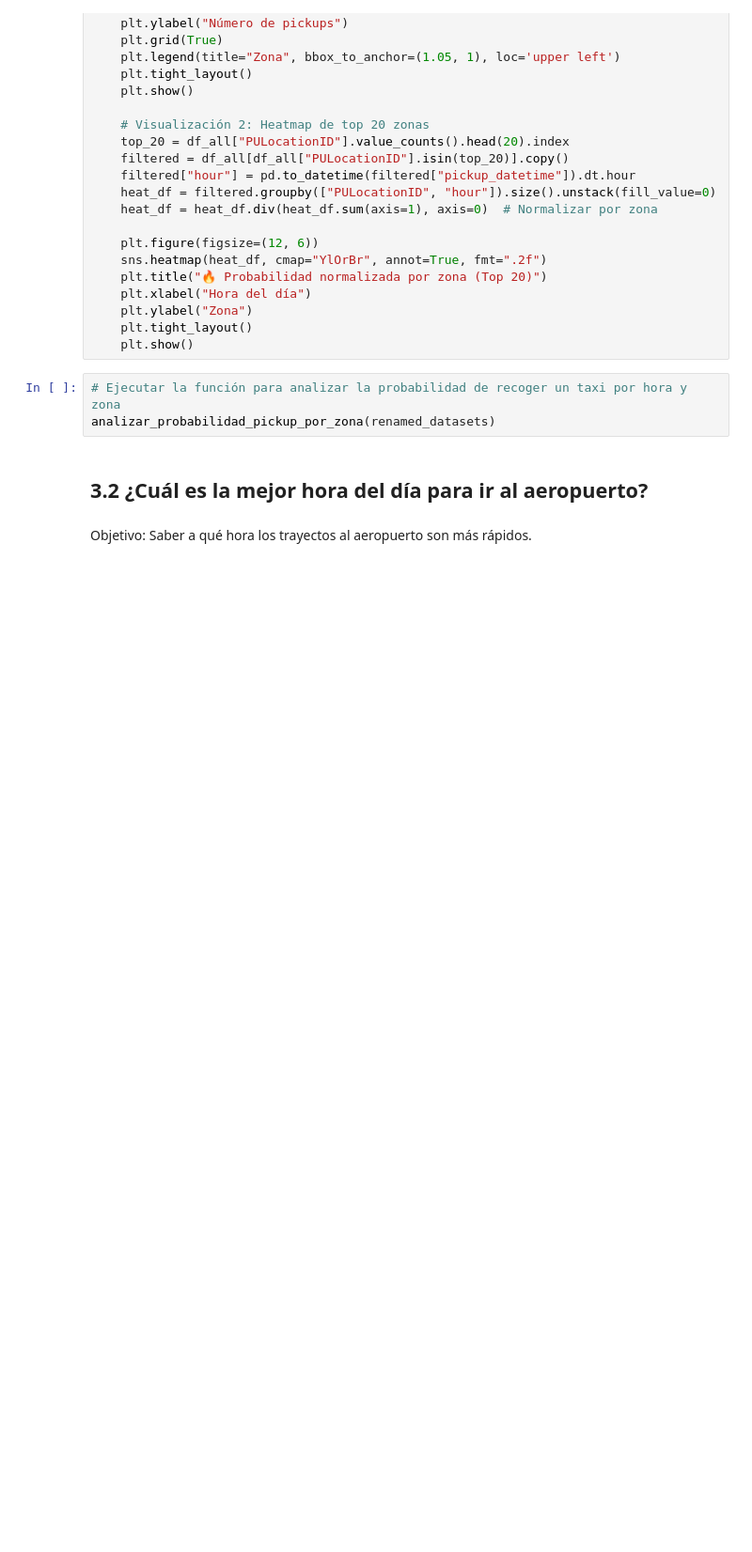
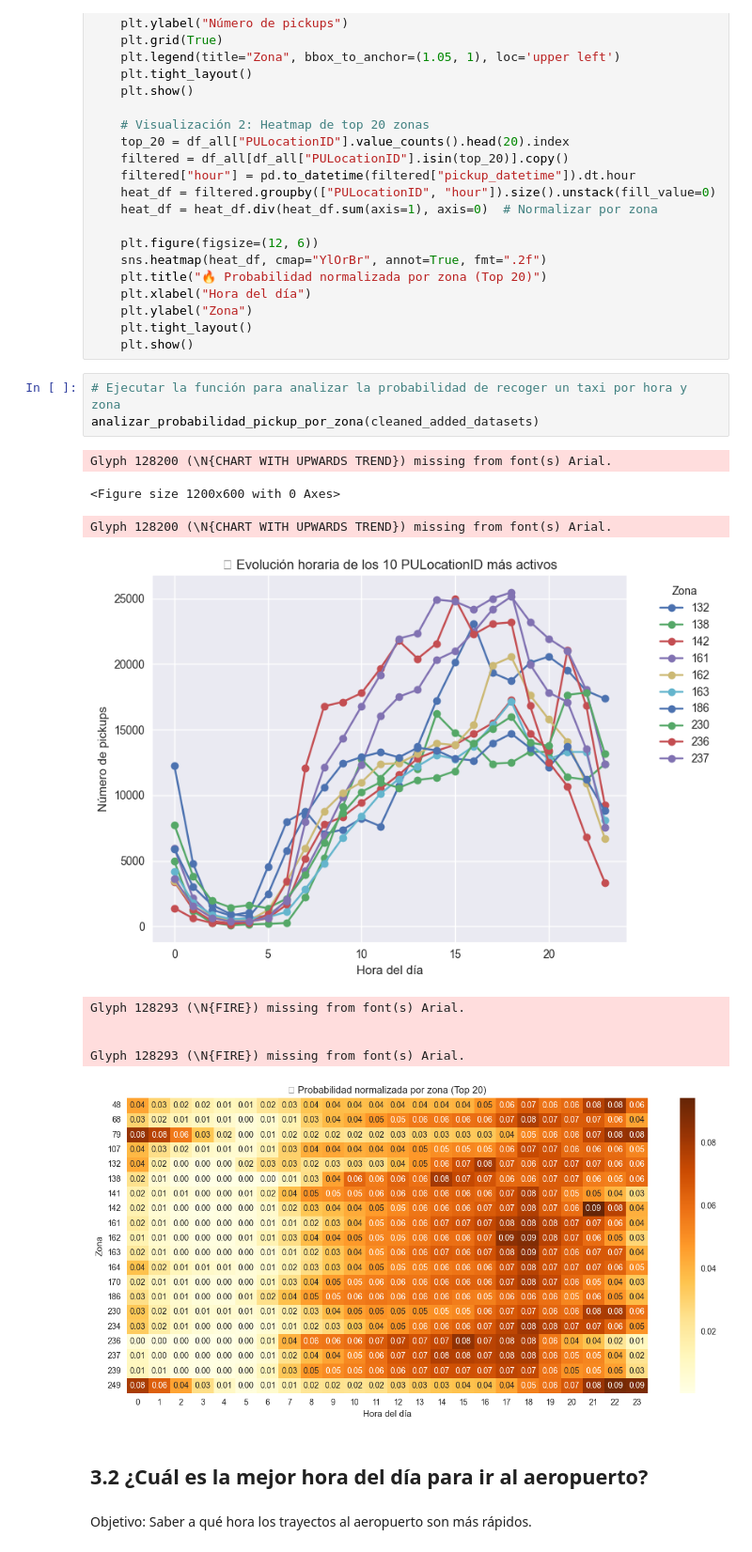
Before and after one commit to renerubio/NYC-TAXI, a Jupyter notebook: NYC_Taxi.ipynb, the cells around one changed output. Shown at 94% size. Drawn from its saved outputs; the diff is of its cells as text; blank space fills up the shorter version.

```diff
--- a/NYC_Taxi.ipynb
+++ b/NYC_Taxi.ipynb
@@ -2070,7 +2070,17 @@ def analizar_probabilidad_pickup_por_zona(datasets_dict):
     plt.show()
 # %%
 # Ejecutar la función para analizar la probabilidad de recoger un taxi por hora y zona
-analizar_probabilidad_pickup_por_zona(renamed_datasets)
+analizar_probabilidad_pickup_por_zona(cleaned_added_datasets)
+# %% [output]
+Glyph 128200 (\N{CHART WITH UPWARDS TREND}) missing from font(s) Arial.
+<Figure size 1200x600 with 0 Axes>
+Glyph 128200 (\N{CHART WITH UPWARDS TREND}) missing from font(s) Arial.
+[figure, added]
+Glyph 128293 (\N{FIRE}) missing from font(s) Arial.
+
+
+Glyph 128293 (\N{FIRE}) missing from font(s) Arial.
+[figure, added]
 # %% [markdown]
 ## 3.2	¿Cuál es la mejor hora del día para ir al aeropuerto?
 # %% [markdown]
```
Also changed, not shown: parts of 10 cells of this notebook.
